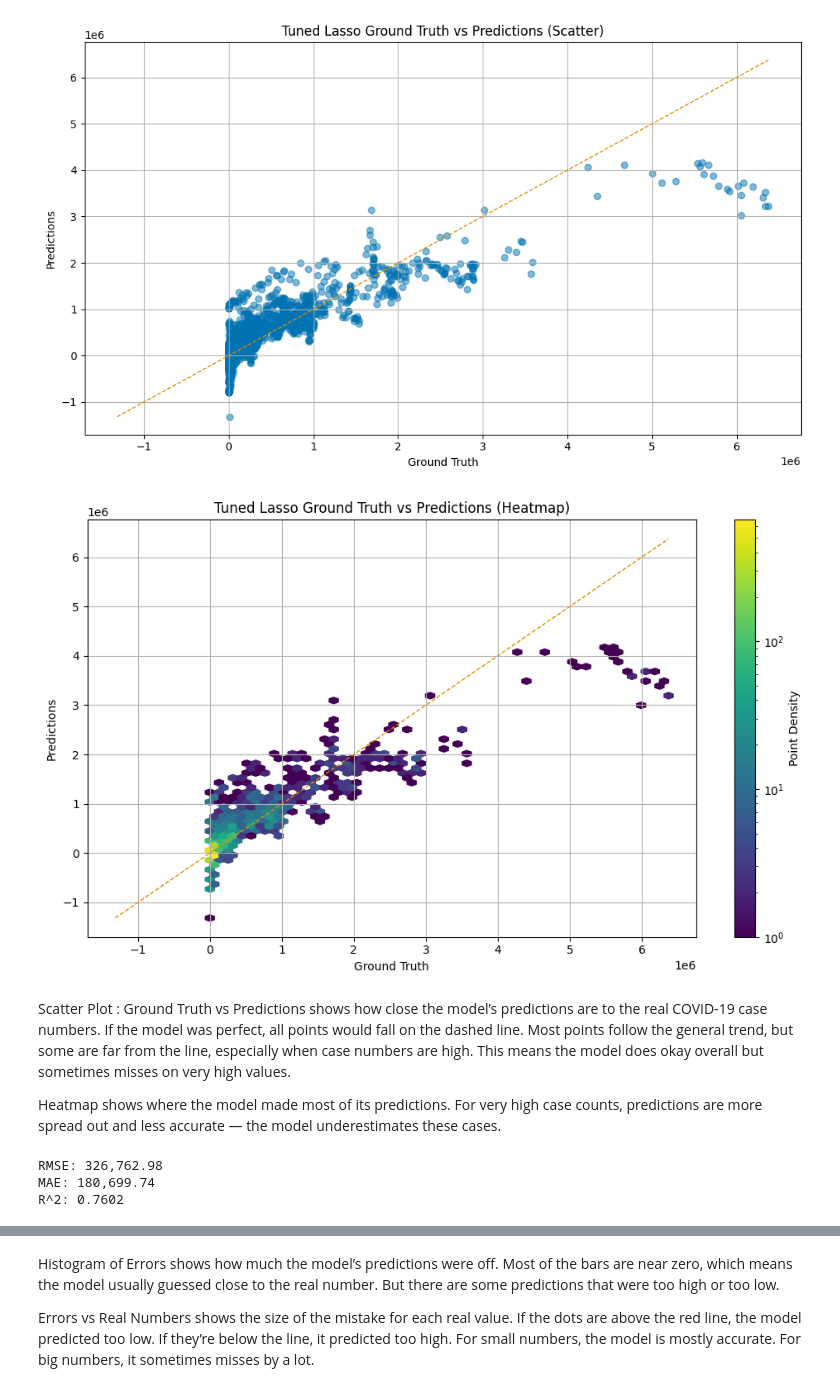
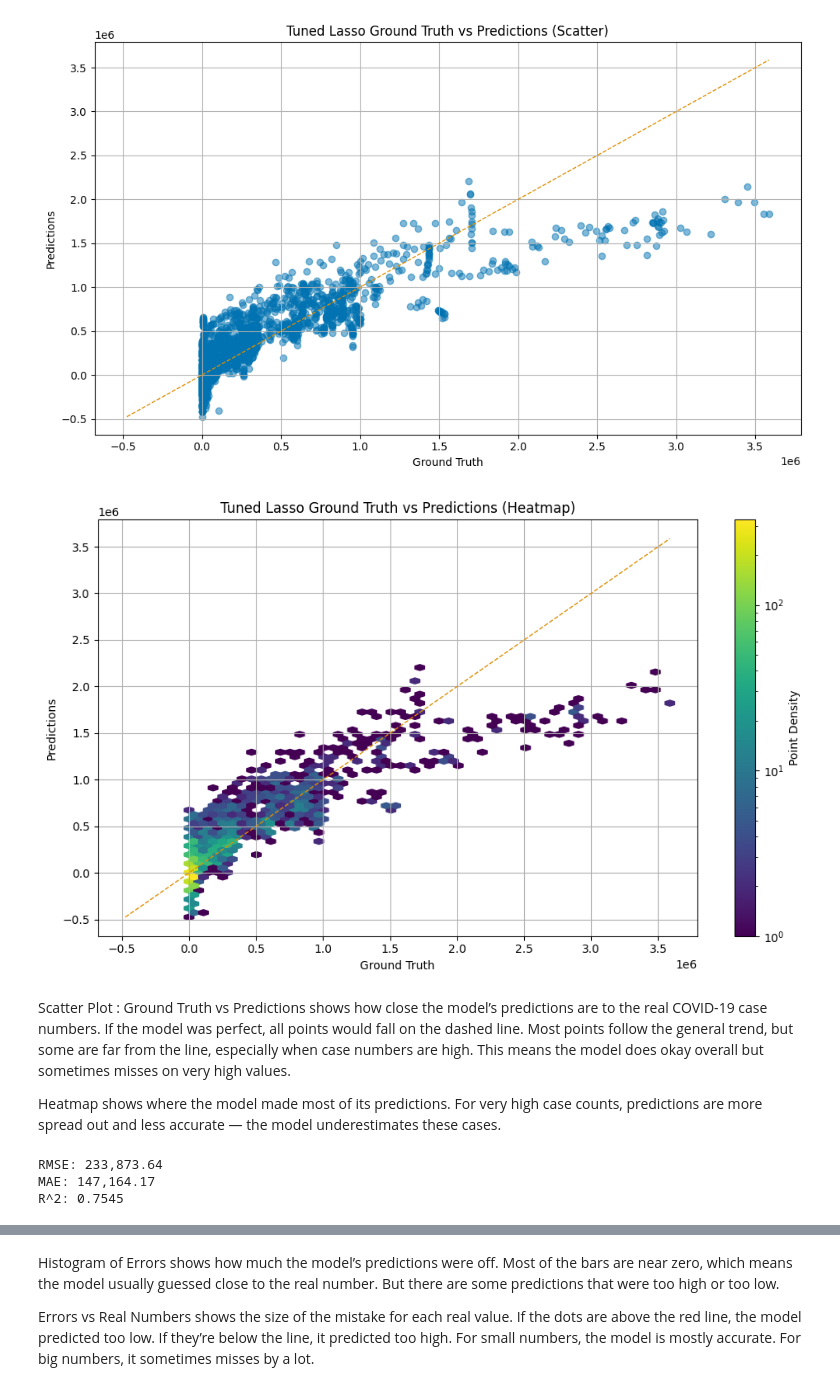
Before and after one commit to SwaneGhost/India_Covid_Prediction, a Jupyter notebook: Notebooks/Lasso/lasso_notebook.ipynb, the cells around one changed output, grey strips where cells are left out. Cells and saved outputs as stored; diff of their text form; code cells hidden in the pictures.

```diff
--- a/Notebooks/Lasso/lasso_notebook.ipynb
+++ b/Notebooks/Lasso/lasso_notebook.ipynb
@@ -10,7 +10,7 @@ from sklearn.model_selection import train_test_split
 from sklearn.feature_selection import SelectKBest, f_regression
 
 # Load Model
-model = joblib.load('/content/trained_lasso_model.joblib')
+model = joblib.load('../../Models/trained_lasso_model.joblib')
 
 # Feature Engineering
 def feature_engineering(df):
@@ -123,7 +123,7 @@ def plot_predictions_vs_ground_truth(y_true, y_pred, save_path=None, title_prefi
     plt.show()
 
 # Run Everything
-df = pd.read_csv('/content/update.csv')
+df = pd.read_csv('../../Data/Train/train_data.csv')
 X_selected, y, df_selected = prepare_training_data(df, target_col='cum_positive_cases', k='all')
 
 X_train, X_test, y_train, y_test = train_test_split(X_selected, y, test_size=0.2, random_state=42)
@@ -149,5 +133,5 @@ https://scikit-learn.org/stable/model_persistence.html#security-maintainability-
-[figure, old version]
+[figure, new version]
-[figure, old version]
+[figure, new version]
 # %% [markdown]
 Scatter Plot : Ground Truth vs Predictions
 shows how close the model’s predictions are to the real COVID-19 case numbers. If the model was perfect, all points would fall on the dashed line. Most points follow the general trend, but some are far from the line, especially when case numbers are high. This means the model does okay overall but sometimes misses on very high values.
@@ -166,6 +150,6 @@ print(f"RMSE: {rmse:,.2f}")
 print(f"MAE: {mae:,.2f}")
 print(f"R^2: {r2:.4f}")
 # %% [output]
-RMSE: 326,762.98
-MAE: 180,699.74
-R^2: 0.7602
+RMSE: 233,873.64
+MAE: 147,164.17
+R^2: 0.7545
```
Also changed, not shown: parts of 3 cells of this notebook.
